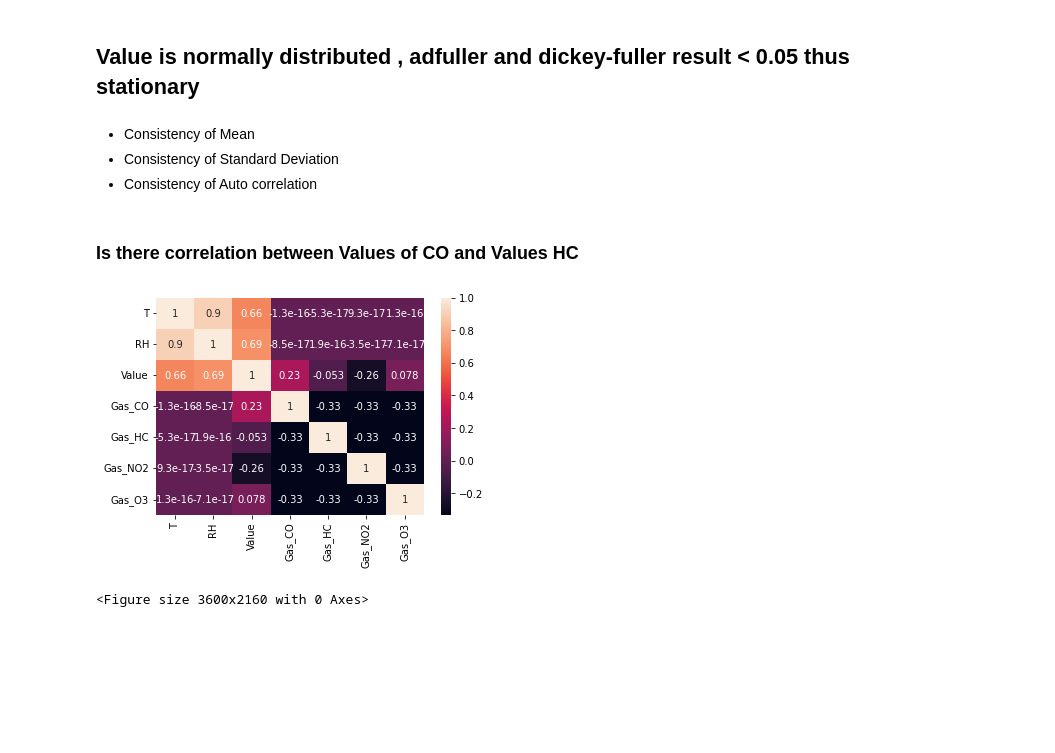
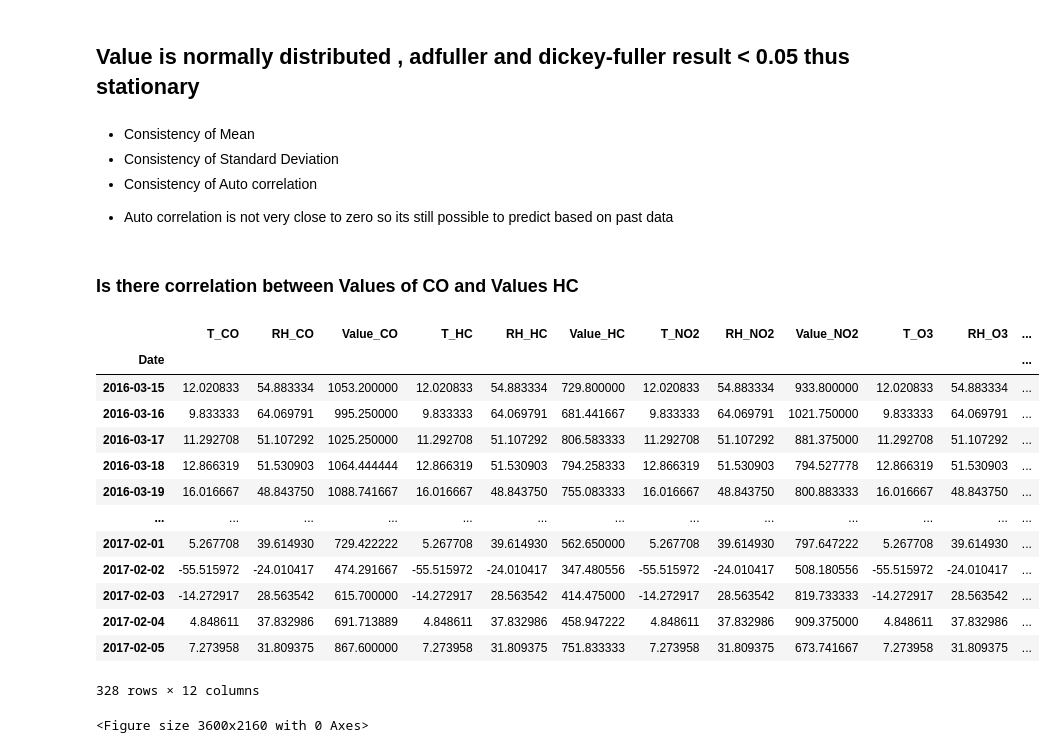
Before and after one commit to JoelPoah/AIMLCA2, a Jupyter notebook: TimeSeries_PartA/TimeSeries.ipynb, the cells around one changed output. Drawn from its saved outputs; the diff is of its cells as text; code cells hidden in the pictures; blank space fills up the shorter version.

Commit message:
transform

```diff
--- a/TimeSeries_PartA/TimeSeries.ipynb
+++ b/TimeSeries_PartA/TimeSeries.ipynb
@@ -279,15 +279,70 @@ plt.axhline(y=-1.96/np.sqrt(len(airtrain.Value)),linestyle='--',color='gray')
 - Consistency of Mean
 - Consistency of Standard Deviation
 - Consistency of Auto correlation
+
+* Auto correlation is not very close to zero so its still possible to predict based on past data
 # %% [markdown]
 ### Is there correlation between Values of CO and Values HC
-# %%
-#calculate correlation of airtrain_dummy and display it in a heatmap
-corr = airtrain_dummy.corr()
-sns.heatmap(corr, annot=True)
-plt.show()
-# %% [output]
-[figure, removed]
+# %%
+# I will be transforming the data into Lets make asfreq to day and make got sure got no null
+# Another way of cleaning is for each date u have the following columns:
+# T_CO ,RH_CO, Value_CO,
+# T_HC ,RH_HC, Value_HC,
+# T_NO2 ,RH_NO2, Value_NO2,
+# T_O3 ,RH_O3, Value_O3
+TrainTransform = pd.read_csv('train.csv',parse_dates=['Date'],index_col='Date',dayfirst=True)
+TrainTransform.drop(TrainTransform.columns[4:6],axis=1,inplace=True)
+CO = TrainTransform[TrainTransform.Gas=='CO']
+CO = pd.DataFrame(CO)
+CO.index = CO.index.to_period('D')
+CO.sort_index(inplace=True)
+CO.drop(['Gas'],axis=1,inplace=True)
+CO=CO.rename(columns={"T":"T_CO","RH":"RH_CO","Value":"Value_CO"})
+
+
+HC = TrainTransform[TrainTransform.Gas=='HC']
+HC = pd.DataFrame(HC)
+HC.index = HC.index.to_period('D')
+HC.sort_index(inplace=True)
+HC.drop(['Gas'],axis=1,inplace=True)
+HC=HC.rename(columns={"T":"T_HC","RH":"RH_HC","Value":"Value_HC"})
+
+
+
+NO2 = TrainTransform[TrainTransform.Gas=='NO2']
+NO2 = pd.DataFrame(NO2)
+NO2.index = NO2.index.to_period('D')
+NO2.sort_index(inplace=True)
+NO2.drop(['Gas'],axis=1,inplace=True)
+NO2=NO2.rename(columns={"T":"T_NO2","RH":"RH_NO2","Value":"Value_NO2"})
+
+O3 = TrainTransform[TrainTransform.Gas=='O3']
+O3 = pd.DataFrame(O3)
+O3.index = O3.index.to_period('D')
+O3.sort_index(inplace=True)
+O3.drop(['Gas'],axis=1,inplace=True)
+O3=O3.rename(columns={"T":"T_O3","RH":"RH_O3","Value":"Value_O3"})
+
+traintransformed = pd.concat([CO, HC, NO2, O3], axis=1)
+traintransformed
+# corr = traintransformed.corr()
+# sns.heatmap(corr, annot=True)
+# plt.show()
+# %% [output]
+|  | T_CO | RH_CO | Value_CO | T_HC | RH_HC | Value_HC | T_NO2 | RH_NO2 | Value_NO2 | T_O3 | RH_O3 | ... |
+| Date |  |  |  |  |  |  |  |  |  |  |  | ... |
+| 2016-03-15 | 12.020833 | 54.883334 | 1053.200000 | 12.020833 | 54.883334 | 729.800000 | 12.020833 | 54.883334 | 933.800000 | 12.020833 | 54.883334 | ... |
+| 2016-03-16 | 9.833333 | 64.069791 | 995.250000 | 9.833333 | 64.069791 | 681.441667 | 9.833333 | 64.069791 | 1021.750000 | 9.833333 | 64.069791 | ... |
+| 2016-03-17 | 11.292708 | 51.107292 | 1025.250000 | 11.292708 | 51.107292 | 806.583333 | 11.292708 | 51.107292 | 881.375000 | 11.292708 | 51.107292 | ... |
+| 2016-03-18 | 12.866319 | 51.530903 | 1064.444444 | 12.866319 | 51.530903 | 794.258333 | 12.866319 | 51.530903 | 794.527778 | 12.866319 | 51.530903 | ... |
+| 2016-03-19 | 16.016667 | 48.843750 | 1088.741667 | 16.016667 | 48.843750 | 755.083333 | 16.016667 | 48.843750 | 800.883333 | 16.016667 | 48.843750 | ... |
+| ... | ... | ... | ... | ... | ... | ... | ... | ... | ... | ... | ... | ... |
+| 2017-02-01 | 5.267708 | 39.614930 | 729.422222 | 5.267708 | 39.614930 | 562.650000 | 5.267708 | 39.614930 | 797.647222 | 5.267708 | 39.614930 | ... |
+| 2017-02-02 | -55.515972 | -24.010417 | 474.291667 | -55.515972 | -24.010417 | 347.480556 | -55.515972 | -24.010417 | 508.180556 | -55.515972 | -24.010417 | ... |
+| 2017-02-03 | -14.272917 | 28.563542 | 615.700000 | -14.272917 | 28.563542 | 414.475000 | -14.272917 | 28.563542 | 819.733333 | -14.272917 | 28.563542 | ... |
+| 2017-02-04 | 4.848611 | 37.832986 | 691.713889 | 4.848611 | 37.832986 | 458.947222 | 4.848611 | 37.832986 | 909.375000 | 4.848611 | 37.832986 | ... |
+| 2017-02-05 | 7.273958 | 31.809375 | 867.600000 | 7.273958 | 31.809375 | 751.833333 | 7.273958 | 31.809375 | 673.741667 | 7.273958 | 31.809375 | ... |
+328 rows × 12 columns
 # %%
 #Timeseries decomposition on airtrain data
 from statsmodels.tsa.seasonal import seasonal_decompose
```
Also changed, not shown: parts of 1 cell of this notebook.
